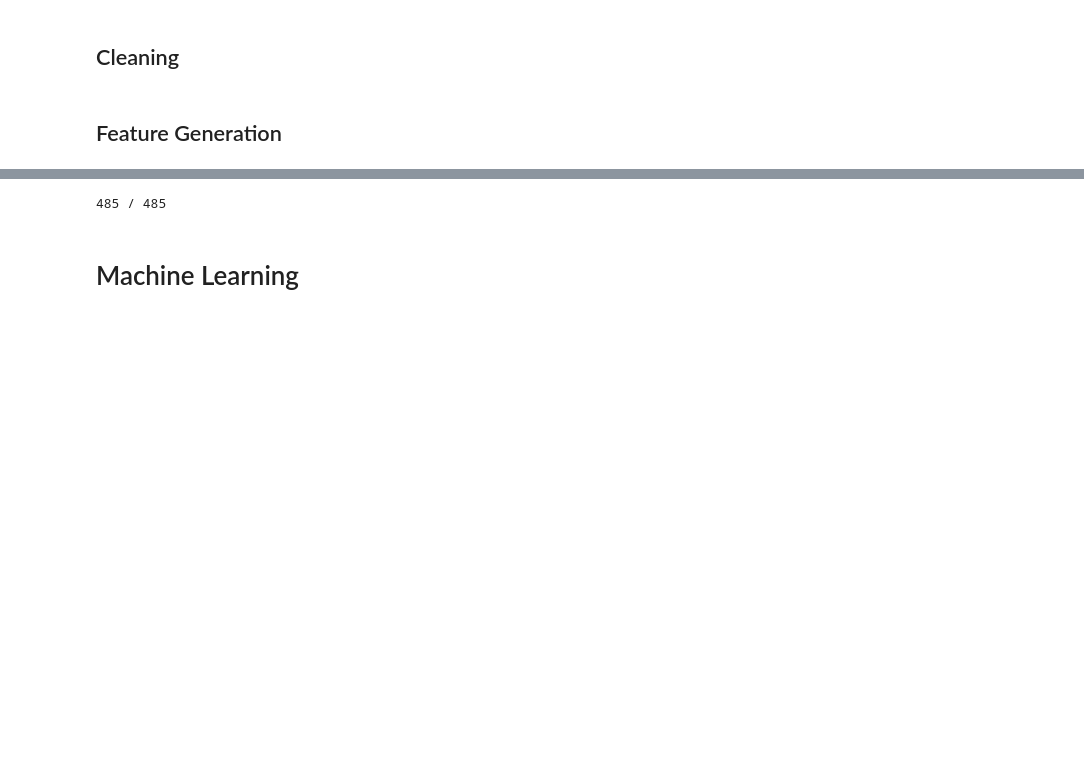
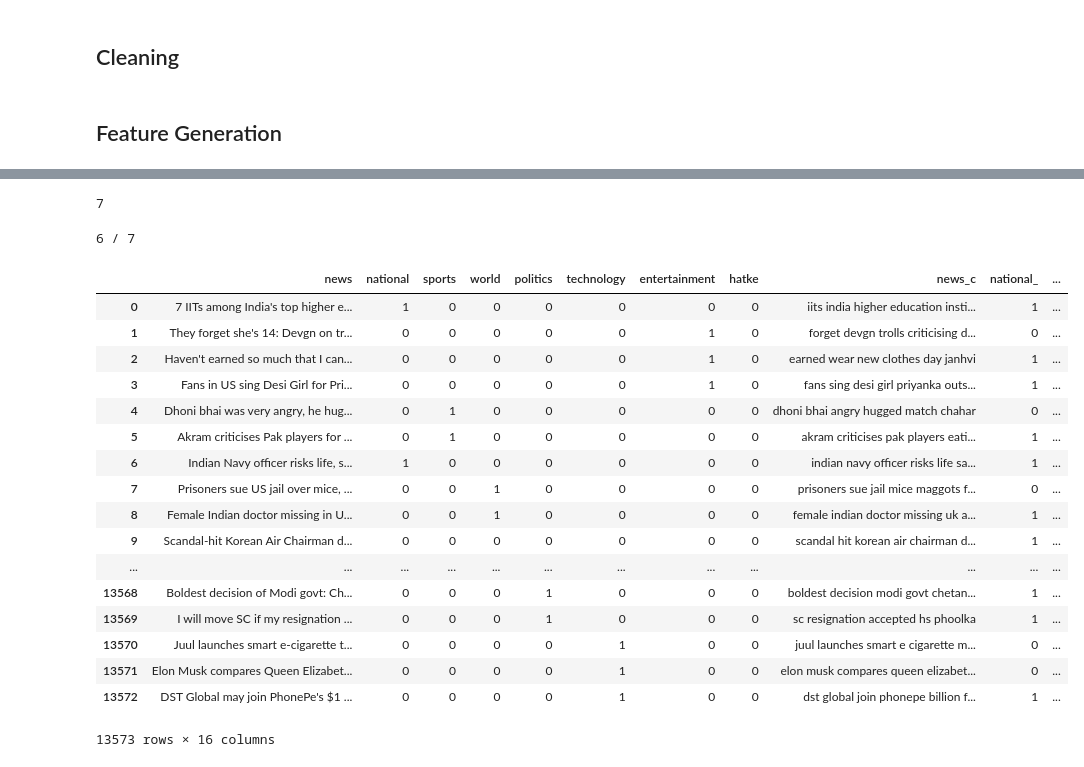
Before and after one commit to Ritvik19/News-Classifier, a Jupyter notebook: v3.ipynb, the cells around one changed output, grey strips where cells are left out. Cells and saved outputs as stored; diff of their text form; code cells hidden in the pictures; blank space fills up the shorter version.

```diff
--- a/v3.ipynb
+++ b/v3.ipynb
@@ -130,0 +119,9 @@ print(feats, len(feats))
+# %%
+labels = ['national', 'sports', 'world', 'politics', 'technology', 'entertainment', 'hatke']
+pred_labels = ['national_', 'sports_', 'world_', 'politics_', 'technology_', 'entertainment_', 'hatke_']
+
+corpus = []
+for c in labels:
+    corpus.append(' '.join(data[data[c] == 1]['news_c']))
+
+corpus = pd.Series(corpus)
@@ -130,0 +191,6 @@ print(feats, len(feats))
+# %%
+feats = []
+for i in range(7):
+    feats.append(extractKeyWords(corpus, 100, i))
+for f in feats:
+    print(f, len(f))
@@ -131,24 +207,28 @@ print(feats, len(feats))
+# %%
+len(feats)
+# %% [output]
+7
 # %%
-from nltk.corpus import wordnet
+# from nltk.corpus import wordnet
 
-def synonyms(x):
-    synonyms_list = [x]
-    for syn in wordnet.synsets(x):
-        for s in syn.lemmas():
-            synonyms_list.append(s.name())
-    return set(synonyms_list)
+# def synonyms(x):
+#     synonyms_list = [x]
+#     for syn in wordnet.synsets(x):
+#         for s in syn.lemmas():
+#             synonyms_list.append(s.name())
+#     return set(synonyms_list)
 
 def bincount(x, f):
     for _ in x.split():
-        if _ in synonyms(f):
+        if _ in f:
             return 1
     return 0
 # %%
 i = 0
 for f in feats:
+    print(f'{i+1} / {len(feats)}')
+    data[pred_labels[i]] = data['news_c'].apply(lambda x : bincount(x, f))
     i += 1
-    print(f'{i:{3}} / {n}')
-    data[f] = data['news_c'].apply(lambda x : bincount(x, f))
     clear_output(wait=True)
 # %% [output]
-485 / 485
+6 / 7
@@ -158,3 +235,22 @@ Y = data[labels]
-# %% [markdown]
-# Machine Learning
+# %%
+data
+# %% [output]
+|  | news | national | sports | world | politics | technology | entertainment | hatke | news_c | national_ | ... |
+| 0 | 7 IITs among India's top higher e... | 1 | 0 | 0 | 0 | 0 | 0 | 0 | iits india higher education insti... | 1 | ... |
+| 1 | They forget she's 14: Devgn on tr... | 0 | 0 | 0 | 0 | 0 | 1 | 0 | forget devgn trolls criticising d... | 0 | ... |
+| 2 | Haven't earned so much that I can... | 0 | 0 | 0 | 0 | 0 | 1 | 0 | earned wear new clothes day janhvi | 1 | ... |
+| 3 | Fans in US sing Desi Girl for Pri... | 0 | 0 | 0 | 0 | 0 | 1 | 0 | fans sing desi girl priyanka outs... | 1 | ... |
+| 4 | Dhoni bhai was very angry, he hug... | 0 | 1 | 0 | 0 | 0 | 0 | 0 | dhoni bhai angry hugged match chahar | 0 | ... |
+| 5 | Akram criticises Pak players for ... | 0 | 1 | 0 | 0 | 0 | 0 | 0 | akram criticises pak players eati... | 1 | ... |
+| 6 | Indian Navy officer risks life, s... | 1 | 0 | 0 | 0 | 0 | 0 | 0 | indian navy officer risks life sa... | 1 | ... |
+| 7 | Prisoners sue US jail over mice, ... | 0 | 0 | 1 | 0 | 0 | 0 | 0 | prisoners sue jail mice maggots f... | 0 | ... |
+| 8 | Female Indian doctor missing in U... | 0 | 0 | 1 | 0 | 0 | 0 | 0 | female indian doctor missing uk a... | 1 | ... |
+| 9 | Scandal-hit Korean Air Chairman d... | 0 | 0 | 0 | 0 | 0 | 0 | 0 | scandal hit korean air chairman d... | 1 | ... |
+| ... | ... | ... | ... | ... | ... | ... | ... | ... | ... | ... | ... |
+| 13568 | Boldest decision of Modi govt: Ch... | 0 | 0 | 0 | 1 | 0 | 0 | 0 | boldest decision modi govt chetan... | 1 | ... |
+| 13569 | I will move SC if my resignation ... | 0 | 0 | 0 | 1 | 0 | 0 | 0 | sc resignation accepted hs phoolka | 1 | ... |
+| 13570 | Juul launches smart e-cigarette t... | 0 | 0 | 0 | 0 | 1 | 0 | 0 | juul launches smart e cigarette m... | 0 | ... |
+| 13571 | Elon Musk compares Queen Elizabet... | 0 | 0 | 0 | 0 | 1 | 0 | 0 | elon musk compares queen elizabet... | 0 | ... |
+| 13572 | DST Global may join PhonePe's $1 ... | 0 | 0 | 0 | 0 | 1 | 0 | 0 | dst global join phonepe billion f... | 1 | ... |
+13573 rows × 16 columns
 # %%
```
Also changed, not shown: parts of 21 cells of this notebook, 1 other file.
